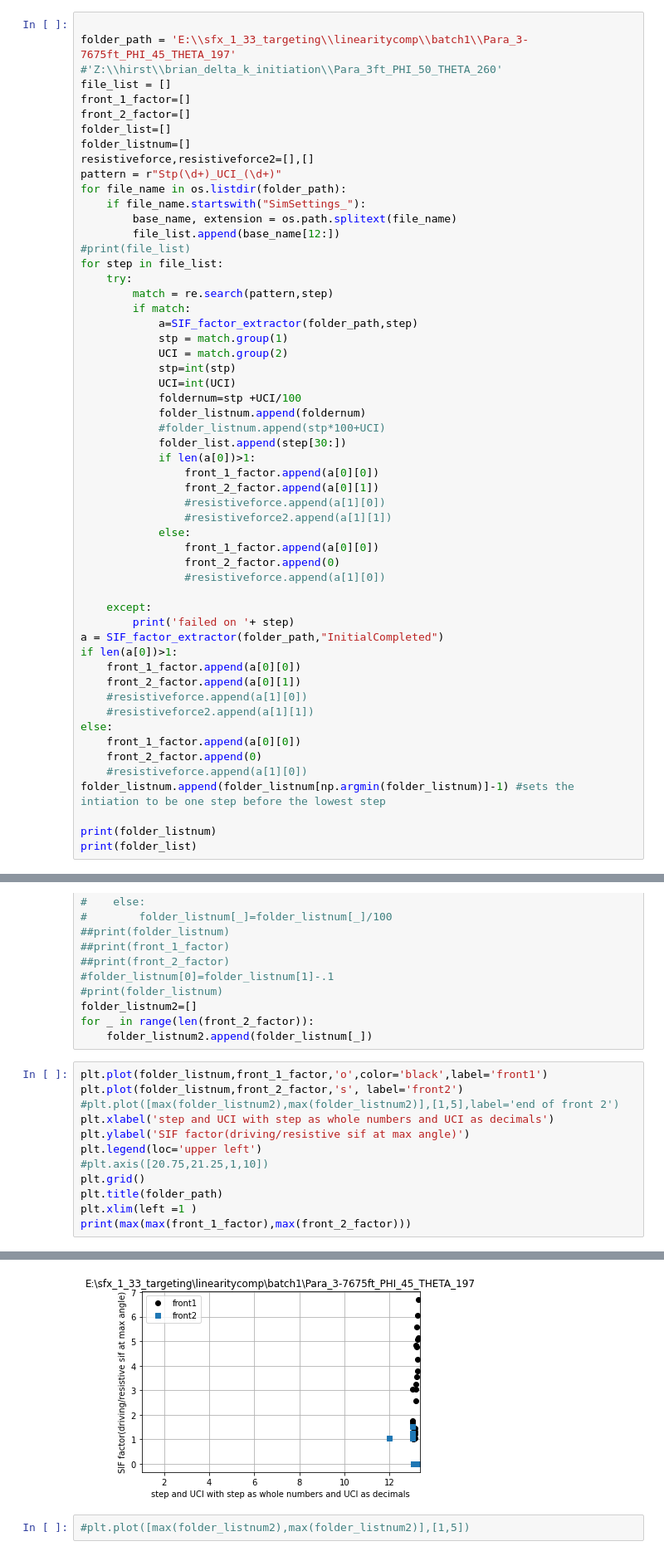
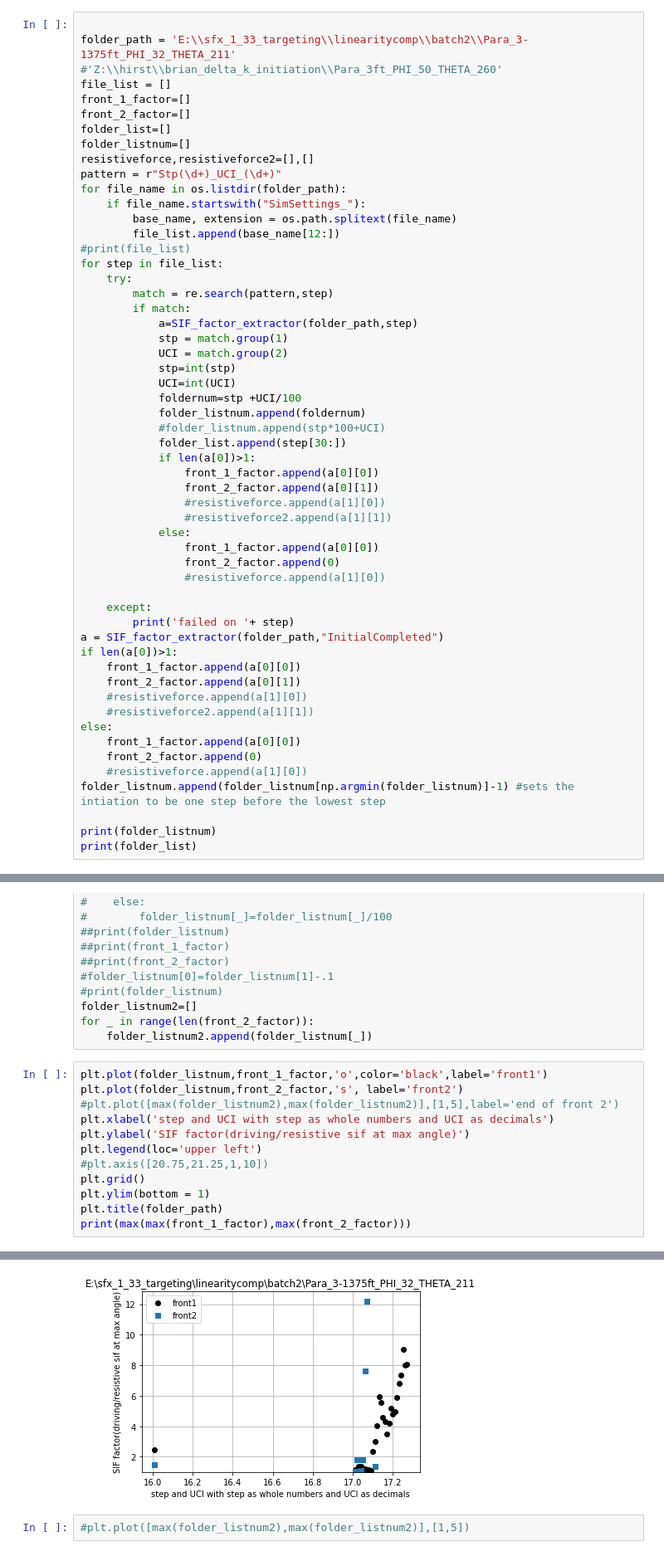
Before and after one commit to Bjorn-jo/sfxcodes, a Jupyter notebook: SIF_factors.ipynb, the cells around one changed output, grey strips where cells are left out. Shown: that part at 83% size. Cells and saved outputs as stored; diff of their text form.

```diff
--- a/SIF_factors.ipynb
+++ b/SIF_factors.ipynb
@@ -300,7 +300,7 @@ def SIF_factor_extractor(simulation_folder,checkpoint):
     return [SIF_factor_list]#,restivelist]
 # %%
 
-folder_path = 'E:\\sfx_1_33_targeting\\linearitycomp\\batch1\\Para_3-7675ft_PHI_45_THETA_197' #'Z:\\hirst\\brian_delta_k_initiation\\Para_3ft_PHI_50_THETA_260'
+folder_path = 'E:\\sfx_1_33_targeting\\linearitycomp\\batch2\\Para_3-1375ft_PHI_32_THETA_211' #'Z:\\hirst\\brian_delta_k_initiation\\Para_3ft_PHI_50_THETA_260'
 file_list = []
 front_1_factor=[]
 front_2_factor=[]
@@ -383,7 +387,7 @@ plt.ylabel('SIF factor(driving/resistive sif at max angle)')
 plt.legend(loc='upper left')
 #plt.axis([20.75,21.25,1,10])
 plt.grid()
+plt.ylim(bottom = 1)
 plt.title(folder_path)
-plt.xlim(left =1 )
 print(max(max(front_1_factor),max(front_2_factor)))
 # %% [output]
@@ -391,3 +395,3 @@ print(max(max(front_1_factor),max(front_2_factor)))
-[figure, old version]
+[figure, new version]
 # %%
 #plt.plot([max(folder_listnum2),max(folder_listnum2)],[1,5])
```
Also changed, not shown: parts of 2 cells of this notebook.
